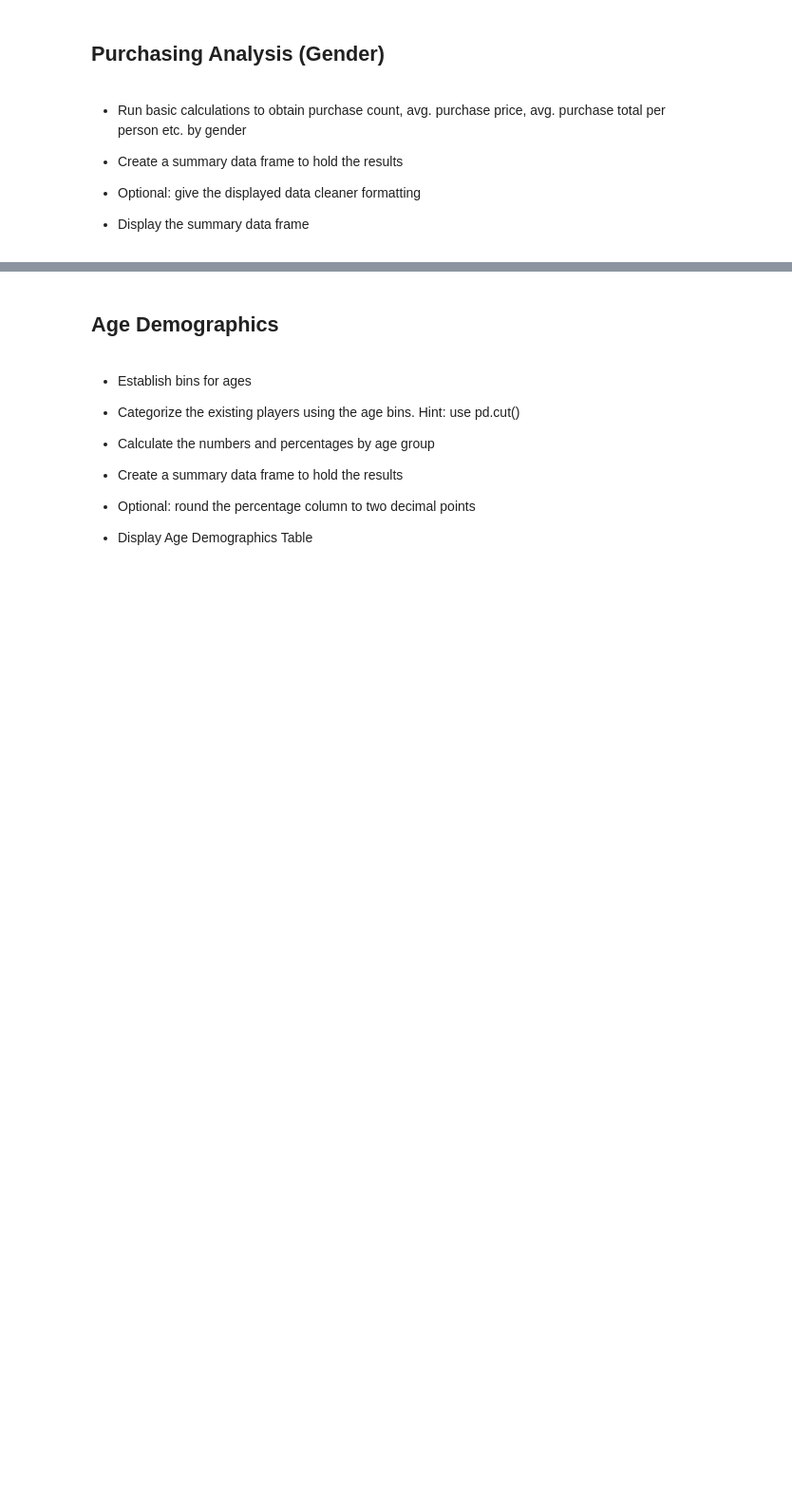
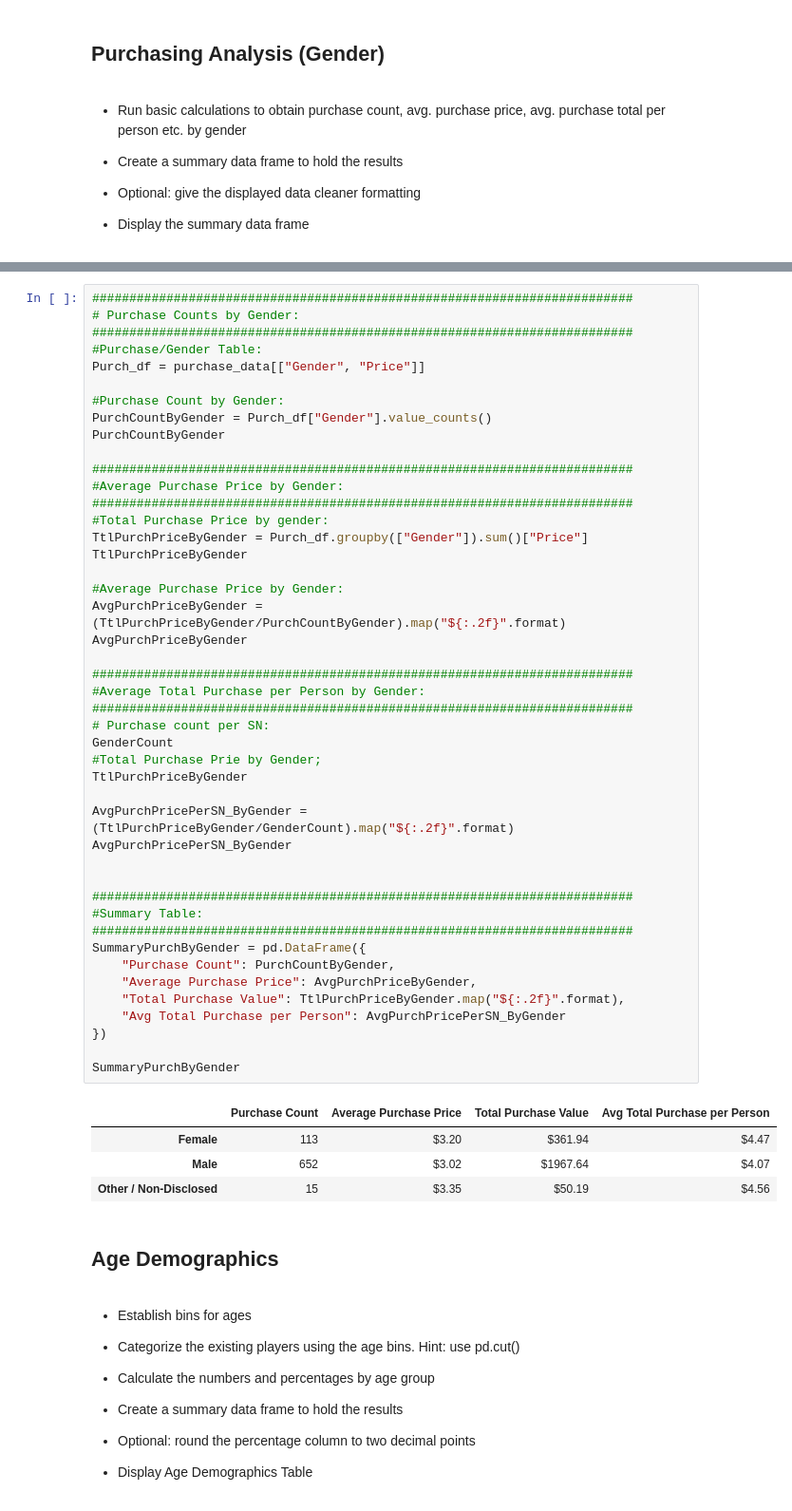
Before and after one commit to rfukamachi/data-homework, a Jupyter notebook: 04_Pandas_Homework_Due0618/HeroesOfPymoli_starter.ipynb, the cells around one changed output, grey strips where cells are left out. Shown at 95% size. Cells and saved outputs as stored; diff of their text form; blank space fills up the shorter version.

```diff
--- a/04_Pandas_Homework_Due0618/HeroesOfPymoli_starter.ipynb
+++ b/04_Pandas_Homework_Due0618/HeroesOfPymoli_starter.ipynb
@@ -271,3 +134,53 @@ FinalSummyPurchByGender
+# %%
+#########################################################################
+# Purchase Counts by Gender:
+#########################################################################
+#Purchase/Gender Table:
+Purch_df = purchase_data[["Gender", "Price"]]
+
+#Purchase Count by Gender:
+PurchCountByGender = Purch_df["Gender"].value_counts()
+PurchCountByGender
+
+#########################################################################
+#Average Purchase Price by Gender:
+#########################################################################
+#Total Purchase Price by gender:
+TtlPurchPriceByGender = Purch_df.groupby(["Gender"]).sum()["Price"]
+TtlPurchPriceByGender
+
+#Average Purchase Price by Gender:
+AvgPurchPriceByGender = (TtlPurchPriceByGender/PurchCountByGender).map("${:.2f}".format)
+AvgPurchPriceByGender
+
+#########################################################################
+#Average Total Purchase per Person by Gender:
+#########################################################################
+# Purchase count per SN:
+GenderCount
+#Total Purchase Prie by Gender;
+TtlPurchPriceByGender
+
+AvgPurchPricePerSN_ByGender = (TtlPurchPriceByGender/GenderCount).map("${:.2f}".format)
+AvgPurchPricePerSN_ByGender
+
+
+#########################################################################
+#Summary Table:
+#########################################################################
+SummaryPurchByGender = pd.DataFrame({
+    "Purchase Count": PurchCountByGender,
+    "Average Purchase Price": AvgPurchPriceByGender,
+    "Total Purchase Value": TtlPurchPriceByGender.map("${:.2f}".format),
+    "Avg Total Purchase per Person": AvgPurchPricePerSN_ByGender
+})
+
+SummaryPurchByGender
+# %% [output]
+|  | Purchase Count | Average Purchase Price | Total Purchase Value | Avg Total Purchase per Person |
+| Female | 113 | $3.20 | $361.94 | $4.47 |
+| Male | 652 | $3.02 | $1967.64 | $4.07 |
+| Other / Non-Disclosed | 15 | $3.35 | $50.19 | $4.56 |
 # %% [markdown]
 ## Age Demographics
 # %% [markdown]
```
Also changed, not shown: parts of 5 cells of this notebook.
